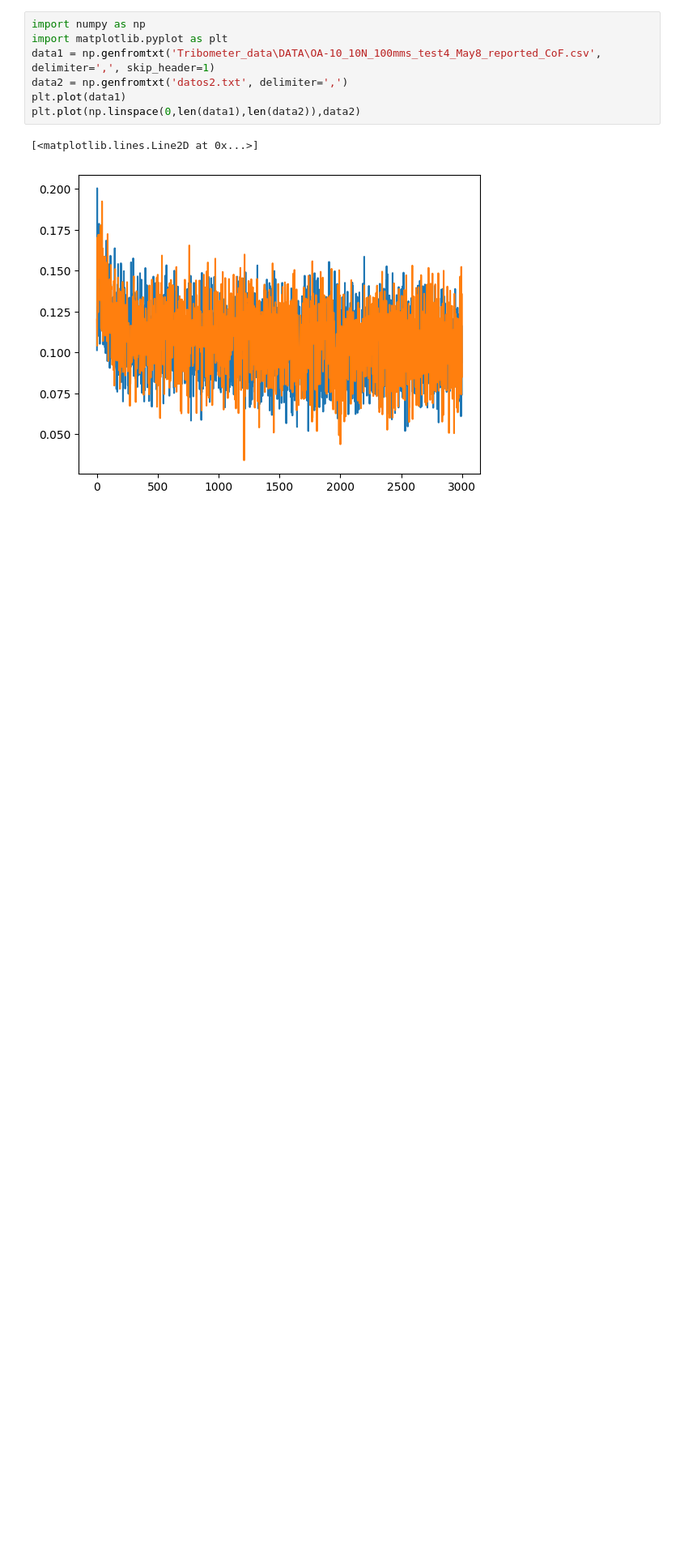
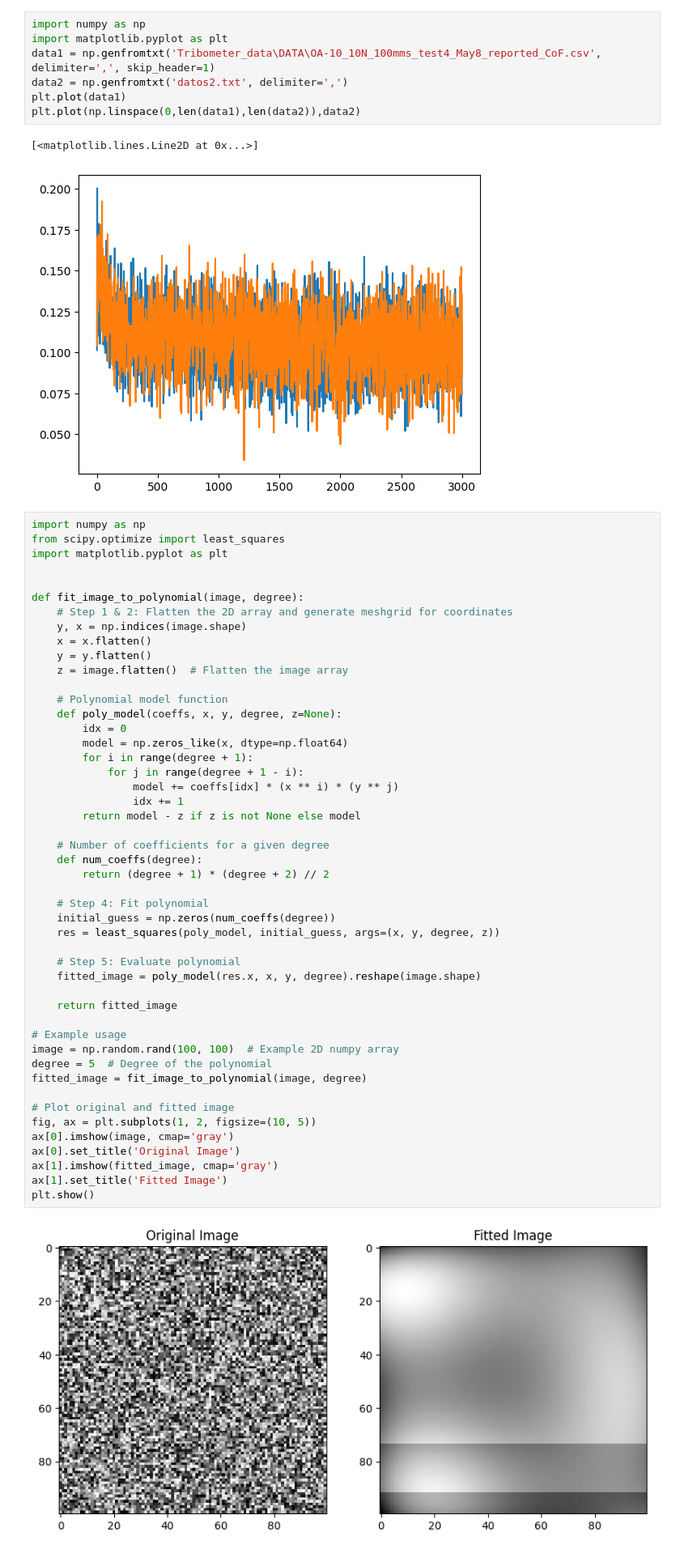
Before and after one commit to nick0413/Automated_AFM_analysis, a Jupyter notebook: test.ipynb, the cells around one changed output. Shown at 81% size. Cells and saved outputs as stored; diff of their text form; blank space fills up the shorter version.

```diff
--- a/test.ipynb
+++ b/test.ipynb
@@ -8,3 +8,53 @@ plt.plot(np.linspace(0,len(data1),len(data2)),data2)
 # %% [output]
 [<matplotlib.lines.Line2D at 0x...>]
 [figure]
+# %%
+import numpy as np
+from scipy.optimize import least_squares
+import matplotlib.pyplot as plt
+
+
+def fit_image_to_polynomial(image, degree):
+    # Step 1 & 2: Flatten the 2D array and generate meshgrid for coordinates
+    y, x = np.indices(image.shape)
+    x = x.flatten()
+    y = y.flatten()
+    z = image.flatten()  # Flatten the image array
+
+    # Polynomial model function
+    def poly_model(coeffs, x, y, degree, z=None):
+        idx = 0
+        model = np.zeros_like(x, dtype=np.float64)
+        for i in range(degree + 1):
+            for j in range(degree + 1 - i):
+                model += coeffs[idx] * (x ** i) * (y ** j)
+                idx += 1
+        return model - z if z is not None else model
+
+    # Number of coefficients for a given degree
+    def num_coeffs(degree):
+        return (degree + 1) * (degree + 2) // 2
+
+    # Step 4: Fit polynomial
+    initial_guess = np.zeros(num_coeffs(degree))
+    res = least_squares(poly_model, initial_guess, args=(x, y, degree, z))
+
+    # Step 5: Evaluate polynomial
+    fitted_image = poly_model(res.x, x, y, degree).reshape(image.shape)
+
+    return fitted_image
+
+# Example usage
+image = np.random.rand(100, 100)  # Example 2D numpy array
+degree = 5  # Degree of the polynomial
+fitted_image = fit_image_to_polynomial(image, degree)
+
+# Plot original and fitted image
+fig, ax = plt.subplots(1, 2, figsize=(10, 5))
+ax[0].imshow(image, cmap='gray')
+ax[0].set_title('Original Image')
+ax[1].imshow(fitted_image, cmap='gray')
+ax[1].set_title('Fitted Image')
+plt.show()
+# %% [output]
+[figure, added]
```
